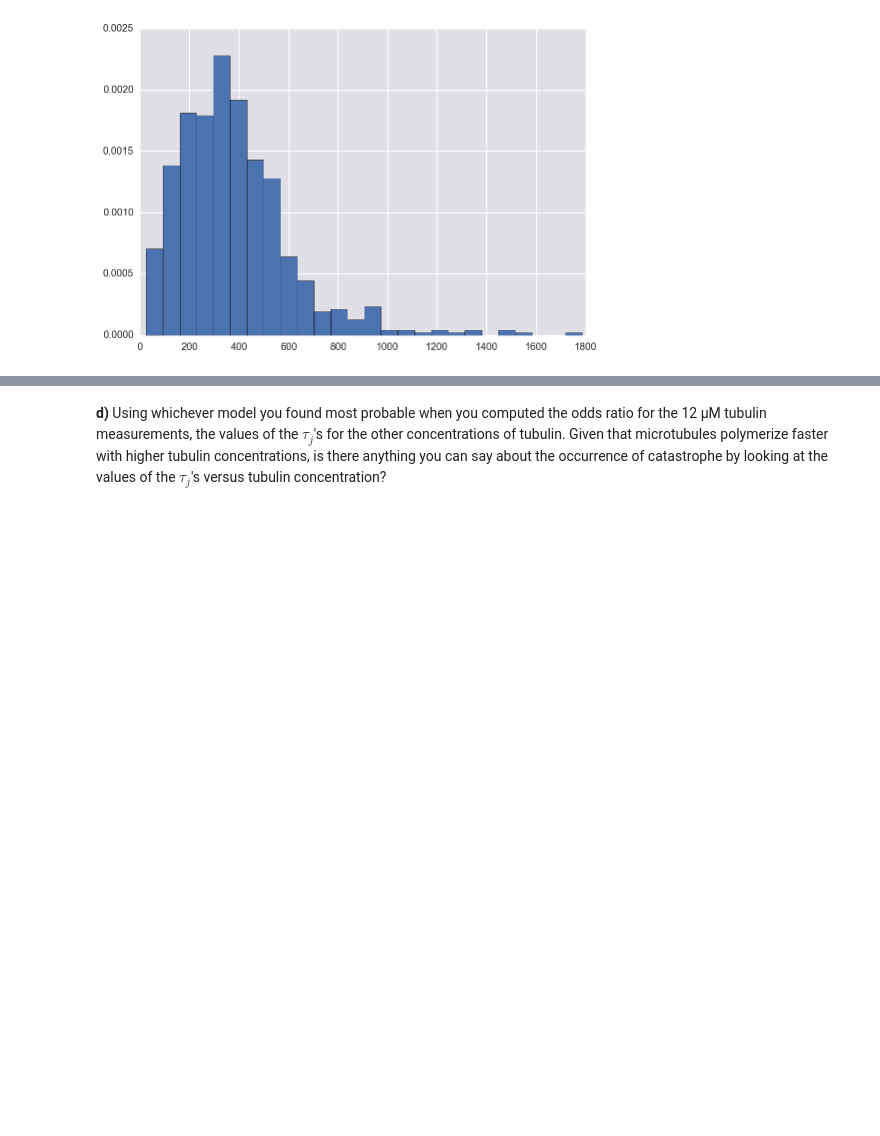
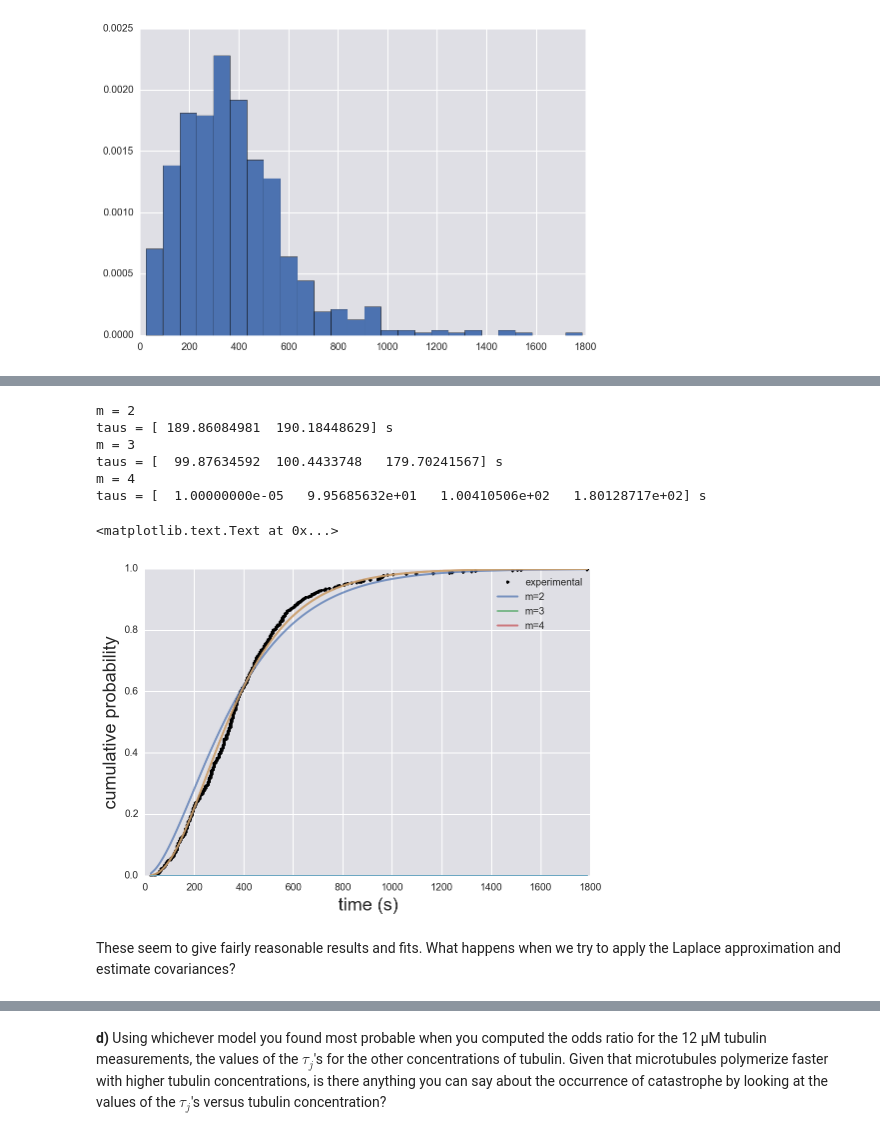
Before and after one commit to yangkky/BeBi-HW, a Jupyter notebook: hw6/group7_hw6_prob1.ipynb, the cells around one changed output, grey strips where cells are left out. Cells and saved outputs as stored; diff of their text form; code cells hidden in the pictures; blank space fills up the shorter version.

```diff
--- a/hw6/group7_hw6_prob1.ipynb
+++ b/hw6/group7_hw6_prob1.ipynb
@@ -208,5 +214,6 @@ _ = plt.xlabel('$τ_1$')
 # %% [markdown]
 What does our data look like?
 # %%
-data = pd.read_csv('../data/gardner_hw6/gardner_mt_catastrophe_only_tubulin.csv', comment='#')
+data = pd.read_csv('data/gardner_hw6/gardner_mt_catastrophe_only_tubulin.csv',
+                   comment='#')
 # %%
@@ -278,0 +312,10 @@ p_func[5](5, 1, 2, 3, 4, 5)
+# %%
+def log_posterior (taus, ts):
+    try:
+        lp = log_likelihood(taus, ts) + log_prior(taus)
+    except:
+        return -np.inf
+    return lp
+
+def neg_log_posterior (taus, ts):
+    return -log_posterior (taus, ts)
@@ -278,0 +324,13 @@ p_func[5](5, 1, 2, 3, 4, 5)
+# %%
+from scipy.optimize import minimize
+from scipy.integrate import quad
+def log_post (t, taus):
+    return log_posterior (taus, t)
+opt_dict = {}
+times = data['12 uM']
+for m in range (2,5):
+    res = minimize (neg_log_posterior, [10.*r for r in range(1,m+1)],
+                    args=(times), method='L-BFGS-B',
+                   bounds=[(1e-5, None) for _ in range(m)])
+    print (res)
+    opt_dict[m] = res.x
@@ -278,0 +355,28 @@ p_func[5](5, 1, 2, 3, 4, 5)
+# %%
+y = np.arange(len(times)) / len(times)
+x = np.sort(times.values)
+
+# Plot
+def pfunc(t,m,taus):
+    return p_func[m](t, *taus)
+_ = plt.plot(x, y, 'k.')
+for m in opt_dict.keys():
+    print ('m = %d' %m)
+    print ('taus = ' + str(opt_dict[m]) + ' s')
+    _ = plt.plot(x, [quad(pfunc, 0, t, args=(m,opt_dict[m])) for t in x],
+                alpha=0.7)
+
+plt.legend(['experimental', 'm=2', 'm=3', 'm=4'])
+plt.xlabel('time (s)')
+plt.ylabel('cumulative probability')
+# %% [output]
+m = 2
+taus = [ 189.86084981  190.18448629] s
+m = 3
+taus = [  99.87634592  100.4433748   179.70241567] s
+m = 4
+taus = [  1.00000000e-05   9.95685632e+01   1.00410506e+02   1.80128717e+02] s
+<matplotlib.text.Text at 0x...>
+[figure, added]
+# %% [markdown]
+These seem to give fairly reasonable results and fits. What happens when we try to apply the Laplace approximation and estimate covariances?
```
Also changed, not shown: parts of 22 cells of this notebook.
